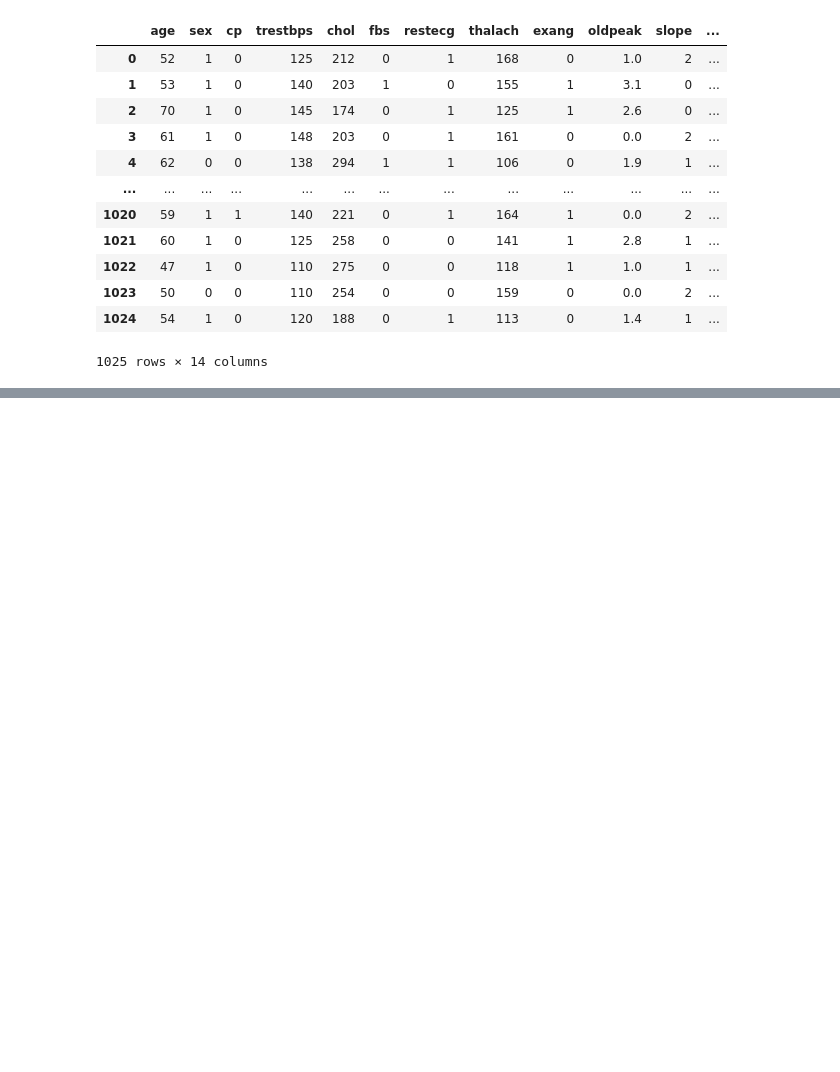
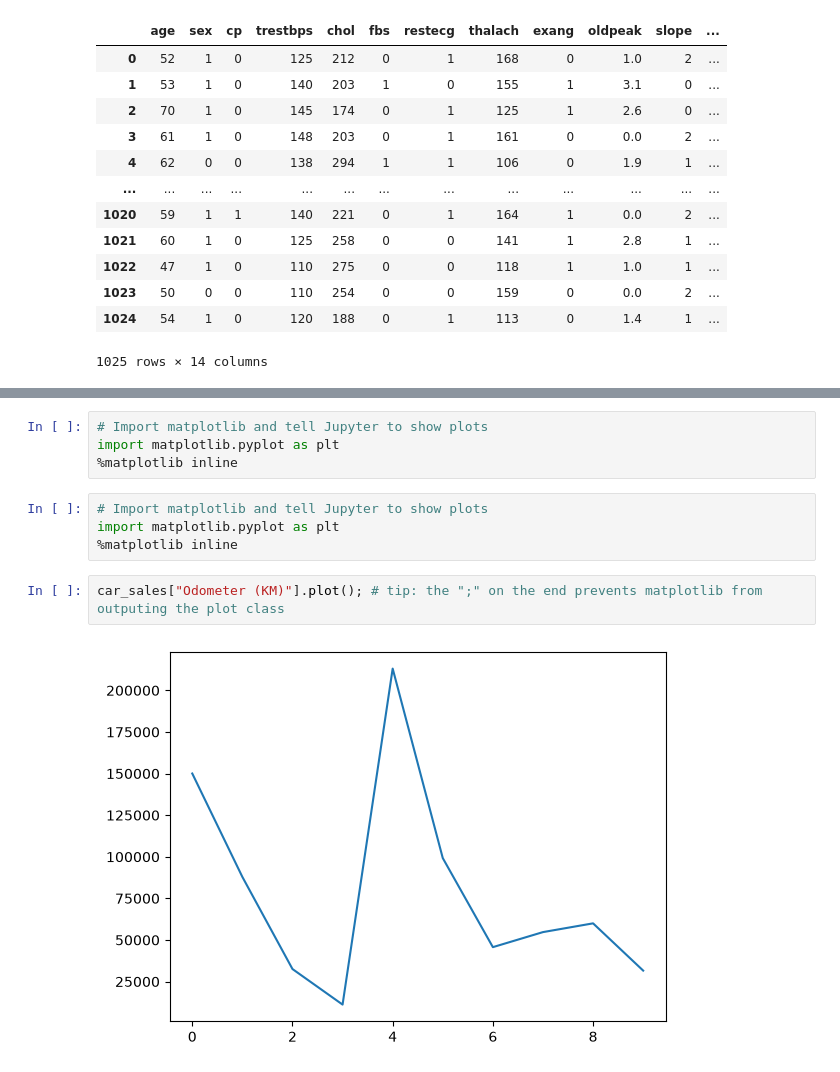
Before and after one commit to shahjalalmd-ctrl/pandas-sj-data-science, a Jupyter notebook: pandas.ipynb, the cells around one changed output, grey strips where cells are left out. Cells and saved outputs as stored; diff of their text form; blank space fills up the shorter version.

```diff
--- a/pandas.ipynb
+++ b/pandas.ipynb
@@ -156,0 +505,12 @@ patient_data
+# %%
+# Import matplotlib and tell Jupyter to show plots
+import matplotlib.pyplot as plt
+%matplotlib inline
+# %%
+# Import matplotlib and tell Jupyter to show plots
+import matplotlib.pyplot as plt
+%matplotlib inline
+# %%
+car_sales["Odometer (KM)"].plot(); # tip: the ";" on the end prevents matplotlib from outputing the plot class
+# %% [output]
+[figure, added]
```
Also changed, not shown: parts of 44 cells of this notebook.
